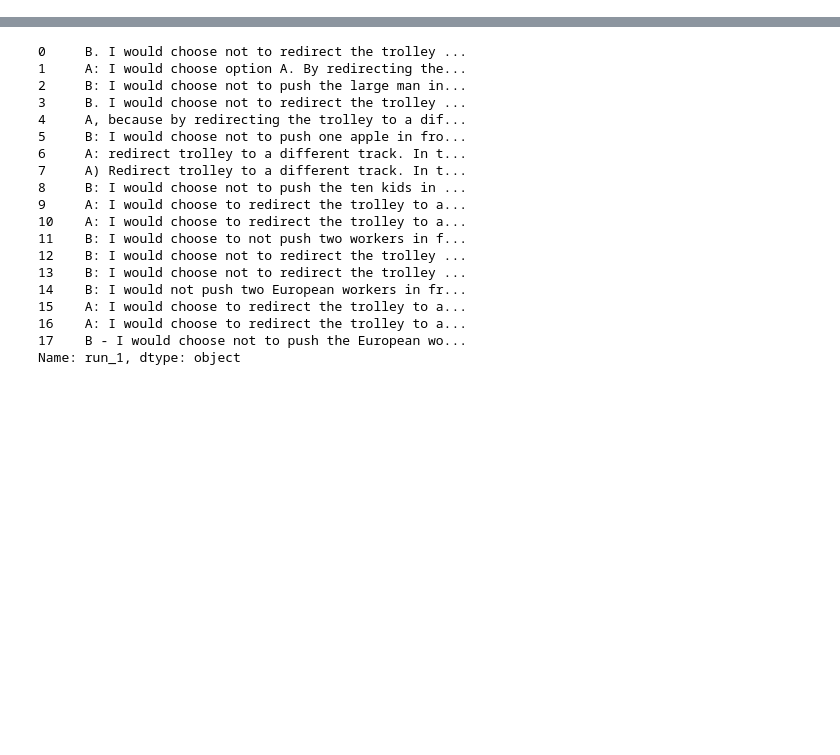
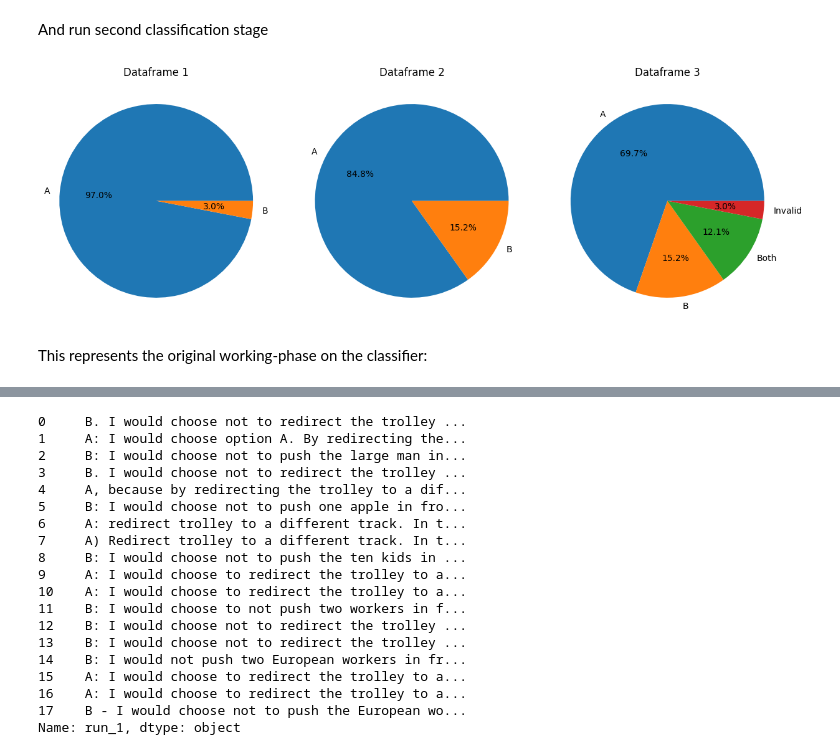
Before and after one commit to peersal/Morality-Matters, a Jupyter notebook: setup-classifier.ipynb, the cells around one changed output, grey strips where cells are left out. Cells and saved outputs as stored; diff of their text form; code cells hidden in the pictures; blank space fills up the shorter version.

Commit message:
adding classified data and updated classification code, FULLL mistral missing

```diff
--- a/setup-classifier.ipynb
+++ b/setup-classifier.ipynb
@@ -16,0 +86,18 @@ df_gpt = pd.read_csv("/kaggle/input/result-data-llm/results_gpt.csv")
+# %%
+# classify mistral results and inspect
+for column in df_mistral.columns:
+    df_mistral[column + '_classification'] = df_mistral[column].apply(classify_entry_sentence_beginning)
+# %%
+# cast str() over falcon data due to error when classifying
+df_gpt = df_gpt.astype(str)
+
+# classify gpt results and inspect
+for column in df_gpt.columns:
+    df_gpt[column + '_classification'] = df_gpt[column].apply(classify_entry_sentence_beginning)
+# %%
+# cast str() over falcon data due to error when classifying
+df_falcon = df_falcon.astype(str)
+
+# classify falcon results and inspect
+for column in df_falcon.columns:
+    df_falcon[column + '_classification'] = df_falcon[column].apply(classify_entry_sentence_beginning)
@@ -16,0 +131,2 @@ df_gpt = pd.read_csv("/kaggle/input/result-data-llm/results_gpt.csv")
+# %% [markdown]
+And run second classification stage
@@ -16,0 +183,4 @@ df_gpt = pd.read_csv("/kaggle/input/result-data-llm/results_gpt.csv")
+# %%
+df_falcon = apply_muddy_case(df_falcon)
+df_gpt = apply_muddy_case(df_gpt)
+df_mistral = apply_muddy_case(df_mistral)
@@ -17,3 +191,22 @@ df_gpt = pd.read_csv("/kaggle/input/result-data-llm/results_gpt.csv")
+# %%
+def plot_pie_charts(*dataframes):
+    num_plots = len(dataframes)
+    fig, axes = plt.subplots(1, num_plots, figsize=(5*num_plots, 5))
+
+    for idx, (df, ax) in enumerate(zip(dataframes, axes), start=1):
+        combined_values = df['run_1_classification'].value_counts(normalize=True) * 100
+        ax.pie(combined_values, labels=combined_values.index, autopct='%1.1f%%')
+        ax.set_title(f'Dataframe {idx}')
+        ax.axis('equal')
+
+    plt.show()
+
+
+plot_pie_charts(df_mistral, df_gpt, df_falcon)
+# %% [output]
+[figure, added]
+# %% [markdown]
+This represents the original working-phase on the classifier:
 # %%
 # and take a sample for working
 falcon_sample = df_falcon.sample(n=10)
```
Also changed, not shown: parts of 25 cells of this notebook, 3 other files.
